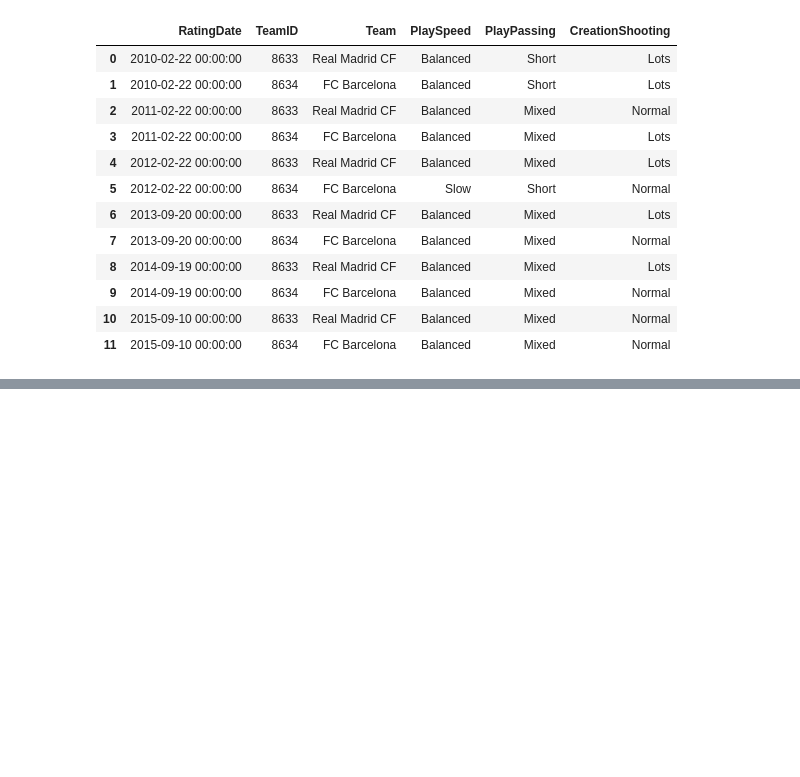
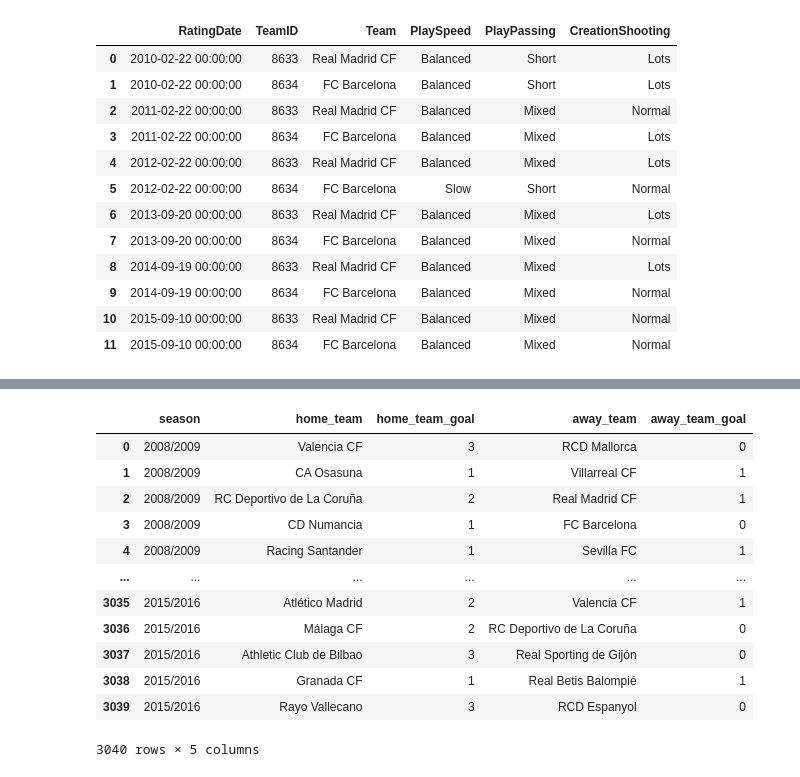
Before and after one commit to DavidReal04/TalentoTech, a Jupyter notebook: Taller_SQL_DavidReal.ipynb, the cells around one changed output, grey strips where cells are left out. Cells and saved outputs as stored; diff of their text form; code cells hidden in the pictures; blank space fills up the shorter version.

```diff
--- a/Taller_SQL_DavidReal.ipynb
+++ b/Taller_SQL_DavidReal.ipynb
@@ -999,0 +1345,31 @@ subquery
+# %%
+query = """
+        With partidos_BBVA as (
+        SELECT season, Home.team_long_name as home_team, home_team_goal, Away.team_long_name as away_team, away_team_goal
+        FROM Match as M
+        LEFT JOIN League ON M.league_id = League.id
+        JOIN Team as Home ON M.home_team_api_id = Home.team_api_id
+        JOIN Team as Away ON M.away_team_api_id = Away.team_api_id
+        WHERE League.name = 'Spain LIGA BBVA'
+        ORDER BY season)
+        Select *
+        FROM partidos_BBVA;
+        """
+
+# No modificar lo siguiente:
+resultado = pd.read_sql(query, conn)
+resultado
+# %% [output]
+|  | season | home_team | home_team_goal | away_team | away_team_goal |
+| 0 | 2008/2009 | Valencia CF | 3 | RCD Mallorca | 0 |
+| 1 | 2008/2009 | CA Osasuna | 1 | Villarreal CF | 1 |
+| 2 | 2008/2009 | RC Deportivo de La Coruña | 2 | Real Madrid CF | 1 |
+| 3 | 2008/2009 | CD Numancia | 1 | FC Barcelona | 0 |
+| 4 | 2008/2009 | Racing Santander | 1 | Sevilla FC | 1 |
+| ... | ... | ... | ... | ... | ... |
+| 3035 | 2015/2016 | Atlético Madrid | 2 | Valencia CF | 1 |
+| 3036 | 2015/2016 | Málaga CF | 2 | RC Deportivo de La Coruña | 0 |
+| 3037 | 2015/2016 | Athletic Club de Bilbao | 3 | Real Sporting de Gijón | 0 |
+| 3038 | 2015/2016 | Granada CF | 1 | Real Betis Balompié | 1 |
+| 3039 | 2015/2016 | Rayo Vallecano | 3 | RCD Espanyol | 0 |
+3040 rows × 5 columns
```
Also changed, not shown: parts of 14 cells of this notebook.
